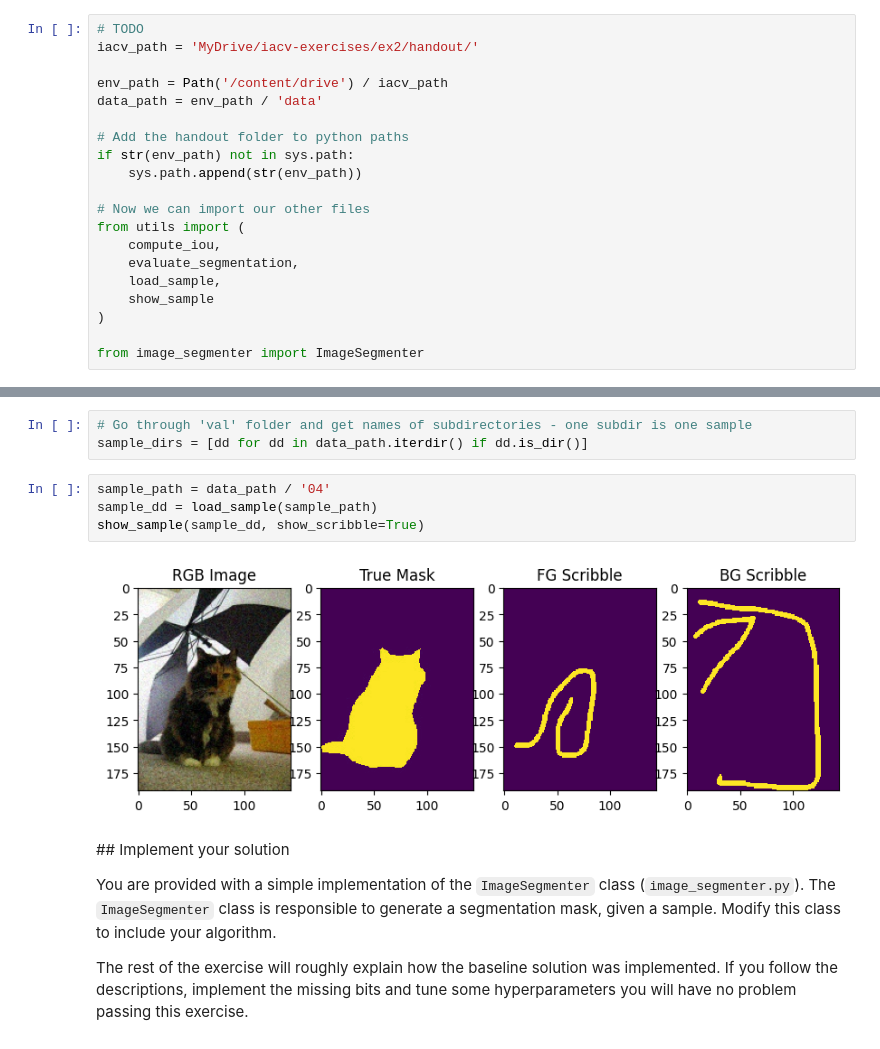
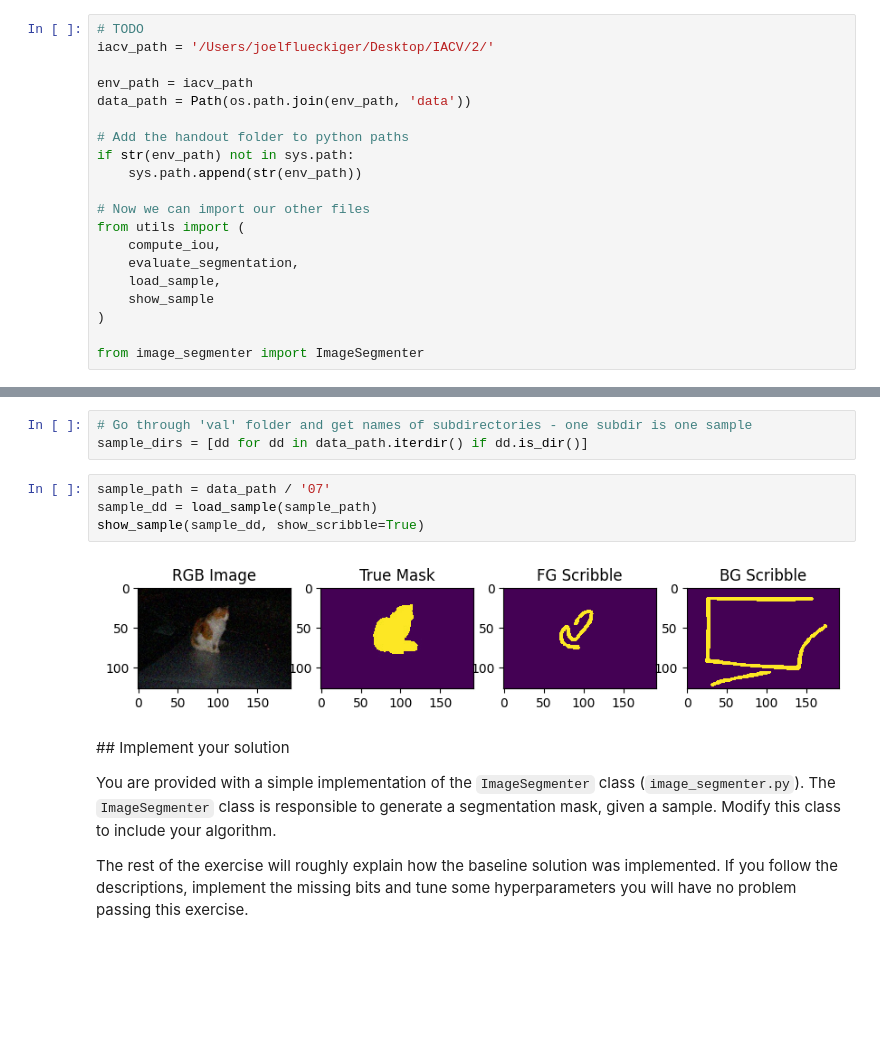
Before and after one commit to jflueck/IACV, a Jupyter notebook: 2/handout.ipynb, the cells around one changed output, grey strips where cells are left out. Drawn from its saved outputs; the diff is of its cells as text; blank space fills up the shorter version.

```diff
--- a/2/handout.ipynb
+++ b/2/handout.ipynb
@@ -78,10 +83,10 @@ Drive already mounted at /content/drive; to attempt to forcibly remount, call dr
 **NOTE:** Even if your drive is set to a different language - always start the path with MyDrive
 # %%
 # TODO
-iacv_path = 'MyDrive/iacv-exercises/ex2/handout/'
+iacv_path = '/Users/joelflueckiger/Desktop/IACV/2/'
 
-env_path = Path('/content/drive') / iacv_path
-data_path = env_path / 'data'
+env_path = iacv_path
+data_path = Path(os.path.join(env_path, 'data'))
 
 # Add the handout folder to python paths
 if str(env_path) not in sys.path:
@@ -102,11 +107,11 @@ from image_segmenter import ImageSegmenter
 # Go through 'val' folder and get names of subdirectories - one subdir is one sample
 sample_dirs = [dd for dd in data_path.iterdir() if dd.is_dir()]
 # %%
-sample_path = data_path / '04'
+sample_path = data_path / '07'
 sample_dd = load_sample(sample_path)
 show_sample(sample_dd, show_scribble=True)
 # %% [output]
-[figure, old version]
+[figure, new version]
 # %% [markdown]
 ## Implement your solution
 
```
Also changed, not shown: parts of 6 cells of this notebook, 2 other files.
